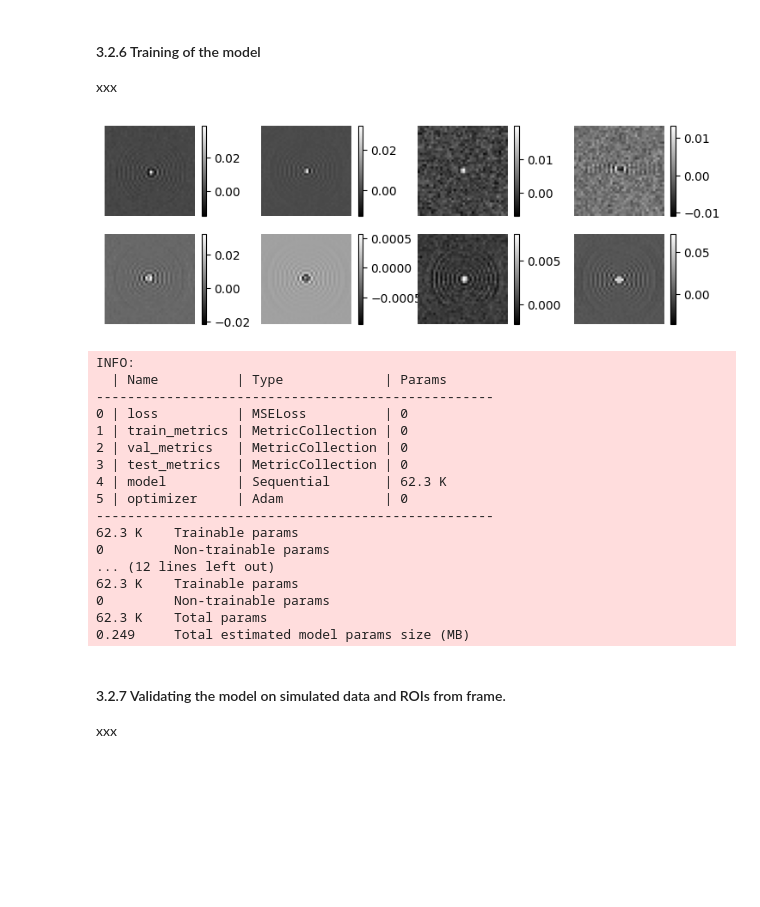
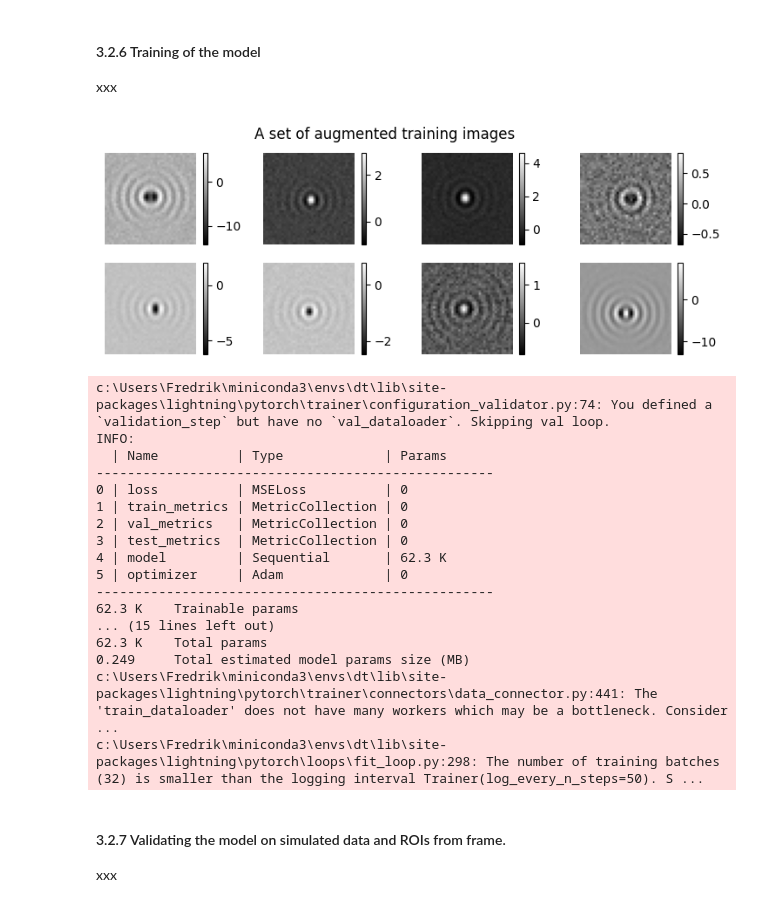
Before and after one commit to softmatterlab/OpticalCharacterizationNanoparticles, a Jupyter notebook: example_analysis/ISCAT_analysis.ipynb, the cells around one changed output. Saved outputs shown, nothing was run; the diff lists cells and outputs as text; code cells hidden in the pictures; blank space fills up the shorter version.

```diff
--- a/example_analysis/ISCAT_analysis.ipynb
+++ b/example_analysis/ISCAT_analysis.ipynb
@@ -338,7 +335,7 @@ REFRACTIVE_INDEX_RANGE = (1.37, 1.6)
 # %%
 particle = dt.MieSphere(
     position=lambda: (IMAGE_SIZE / 2, IMAGE_SIZE / 2) + np.random.randn(2),
-    z=lambda: np.random.randn() * 3,
+    z=lambda: np.random.randn() * 2,
     radius=lambda:np.random.uniform(*RADIUS_RANGE),
     refractive_index=lambda: np.random.uniform(*REFRACTIVE_INDEX_RANGE),
     L=8,
@@ -348,7 +345,8 @@ particle = dt.MieSphere(
 # %% [markdown]
 #### 3.2.3 Create dataset of particles
 # %%
-dataset = optics(particle >> dt.Gaussian(sigma=1e-5)) >> dt.Subtract(1) >> dt.Gaussian(sigma=particle.sigmaval)
+dataset = optics(particle >> dt.Gaussian(sigma=1e-5)) >> dt.Subtract(1) >> dt.Gaussian(sigma=particle.sigmaval) >> dt.Multiply(100)
+#dataset = optics(particle) >> dt.Subtract(1) >> dt.Multiply(100)
 # %%
 #3x3 grid of augmented images
 plt.figure(figsize=(4, 4))
@@ -375,21 +372,15 @@ Signal range mean and std: 0.0001739858934018701 0.00014746640355880705
 # %%
-def get_label_iscat(wavelength=0.532, nm = 1.333):
+def get_label_iscat(wavelength=WAVELENGTH*1e6, nm = 1.333):
     def inner(image):
         r = image.get_property("radius")*1e6
-        n = image.get_property("refractive_index") - nm
-        pol = np.array(4/3 * np.pi * r**3 * n)
+        n = image.get_property("refractive_index")
 
-        k = (2 * np.pi * nm) / wavelength
-        q = 2 * k * np.sin(np.pi/2)
-        f = 3 / (q*r)**3 *((np.sin(q*r) - q*r*np.cos(q*r)))
+        #Calculate the polarizability and form factor
+        pol = hp.get_polarizability(radius = r, refractive_index = n, refractive_index_medium = nm)
+        form_factor = hp.form_factor(radius = r, nm = nm, wavelength = wavelength)
 
-        signal = np.abs(f) * pol
-
-        #Normalize the signal between 0 and 1
-        #signal = (signal - MIN) / (MAX - MIN)
-
-        #Normalize the signal to have mean 0 and std 1
-        signal = (signal - MEAN) / STD
+        #Calculate the signal
+        signal = 1e3*hp.signal_iscat(form_factor, pol)/MAX
 
         return np.expand_dims(signal, -1)
     return inner
@@ -429,24 +420,26 @@ image_and_signal_pipeline = dataset & dataset >> dt.Lambda(get_label_iscat) #dat
 # %%
 image_and_signal_pipeline.store_properties()
 # %%
-training_dataset = dt.pytorch.Dataset(image_and_signal_pipeline, length=16, replace=False)
+training_dataset = dt.pytorch.Dataset(image_and_signal_pipeline, length=1000, replace=False)
 
-dataloader = dl.DataLoader(training_dataset, batch_size=64, shuffle=True)
+dataloader = dl.DataLoader(training_dataset, batch_size=32, shuffle=True)
 # %%
 batch = next(iter(dataloader))
 #Visualize a batch
 plt.figure(figsize=(9, 3))
+plt.suptitle("A set of augmented training images")
 for i in range(8):
     plt.subplot(2, 4, i+1)
     plt.imshow(batch[0][i,0], cmap="gray")
     plt.colorbar()
     plt.axis("off")
 # %% [output]
-[figure, old version]
+[figure, new version]
 # %%
-trainer = dl.Trainer(max_epochs=5000)
+trainer = dl.Trainer(max_epochs=1000)
 trainer.fit(cnn_regressor, dataloader)
 # %% [output]
+c:\Users\Fredrik\miniconda3\envs\dt\lib\site-packages\lightning\pytorch\trainer\configuration_validator.py:74: You defined a `validation_step` but have no `val_dataloader`. Skipping val loop.
 INFO:
   | Name          | Type             | Params
 ---------------------------------------------------
@@ -458,12 +451,11 @@ INFO:
 5 | optimizer     | Adam             | 0
 ---------------------------------------------------
 62.3 K    Trainable params
-0         Non-trainable params
-... (12 lines left out)
-62.3 K    Trainable params
-0         Non-trainable params
+... (15 lines left out)
 62.3 K    Total params
 0.249     Total estimated model params size (MB)
+c:\Users\Fredrik\miniconda3\envs\dt\lib\site-packages\lightning\pytorch\trainer\connectors\data_connector.py:441: The 'train_dataloader' does not have many workers which may be a bottleneck. Consider  ...
+c:\Users\Fredrik\miniconda3\envs\dt\lib\site-packages\lightning\pytorch\loops\fit_loop.py:298: The number of training batches (32) is smaller than the logging interval Trainer(log_every_n_steps=50). S ...
 # %% [markdown]
 #### 3.2.7 Validating the model on simulated data and ROIs from frame.
 xxx
```
Also changed, not shown: parts of 21 cells of this notebook, 2 other files.
